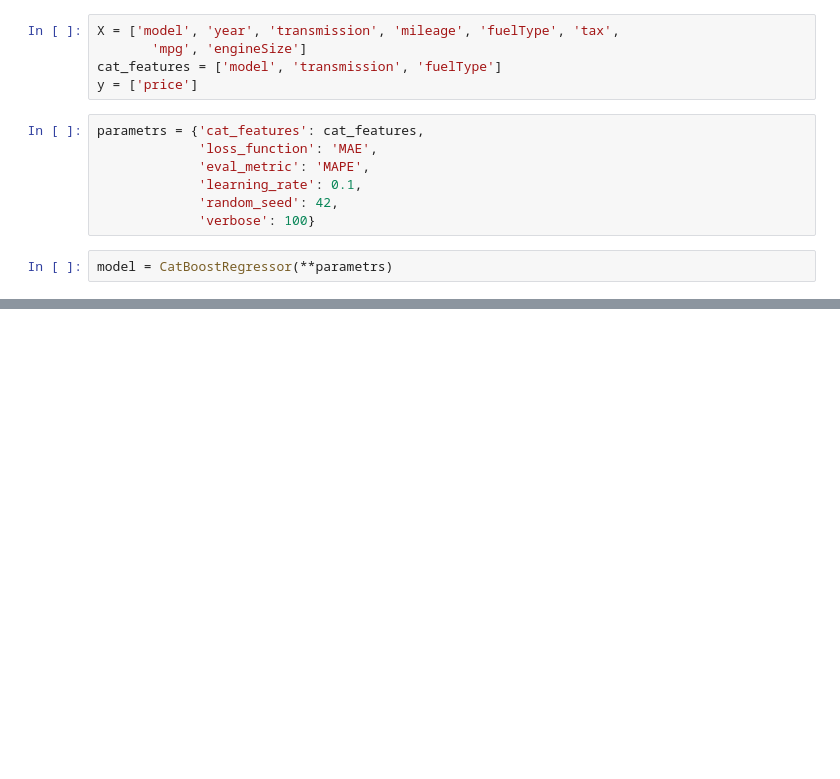
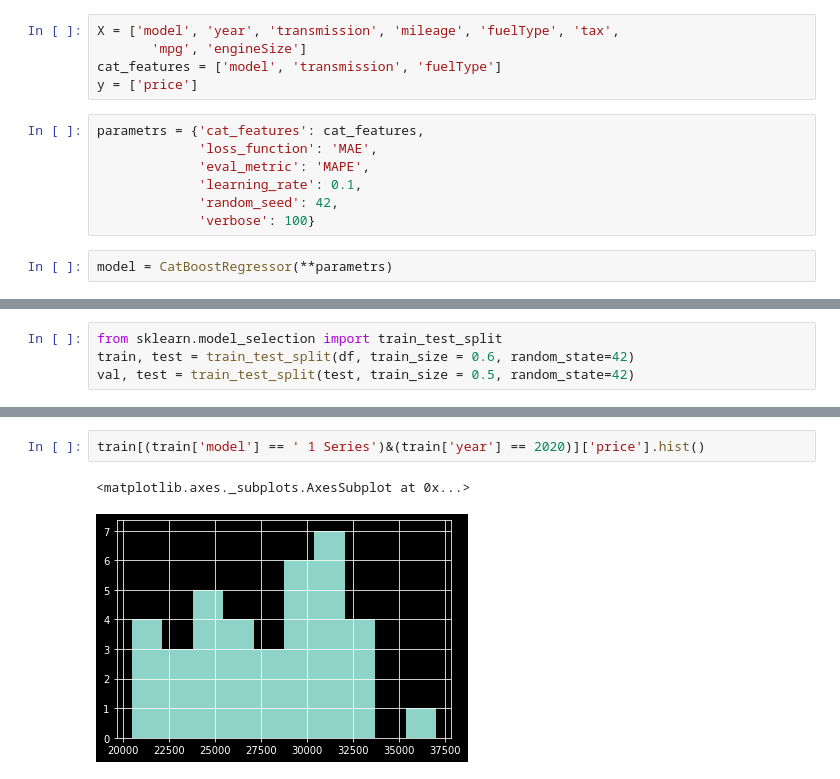
Before and after one commit to arsengir/colab, a Jupyter notebook: machine_learning.ipynb, the cells around one changed output, grey strips where cells are left out. Cells and saved outputs as stored; diff of their text form; blank space fills up the shorter version.

```diff
--- a/machine_learning.ipynb
+++ b/machine_learning.ipynb
@@ -207,0 +473,4 @@ model.fit(train[X], train[y], eval_set=(val[X],val[y]))
+# %%
+from sklearn.model_selection import train_test_split
+train, test = train_test_split(df, train_size = 0.6, random_state=42)
+val, test = train_test_split(test, train_size = 0.5, random_state=42)
@@ -207,0 +981,5 @@ model.fit(train[X], train[y], eval_set=(val[X],val[y]))
+# %%
+train[(train['model'] == ' 1 Series')&(train['year'] == 2020)]['price'].hist()
+# %% [output]
+<matplotlib.axes._subplots.AxesSubplot at 0x...>
+[figure, added]
```
Also changed, not shown: parts of 104 cells of this notebook.
